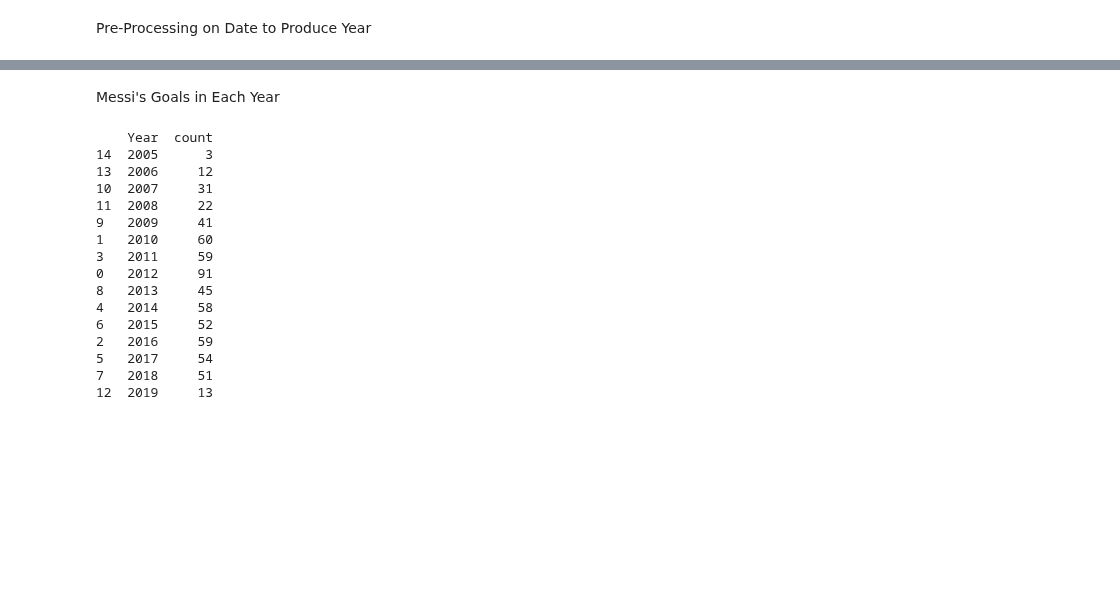
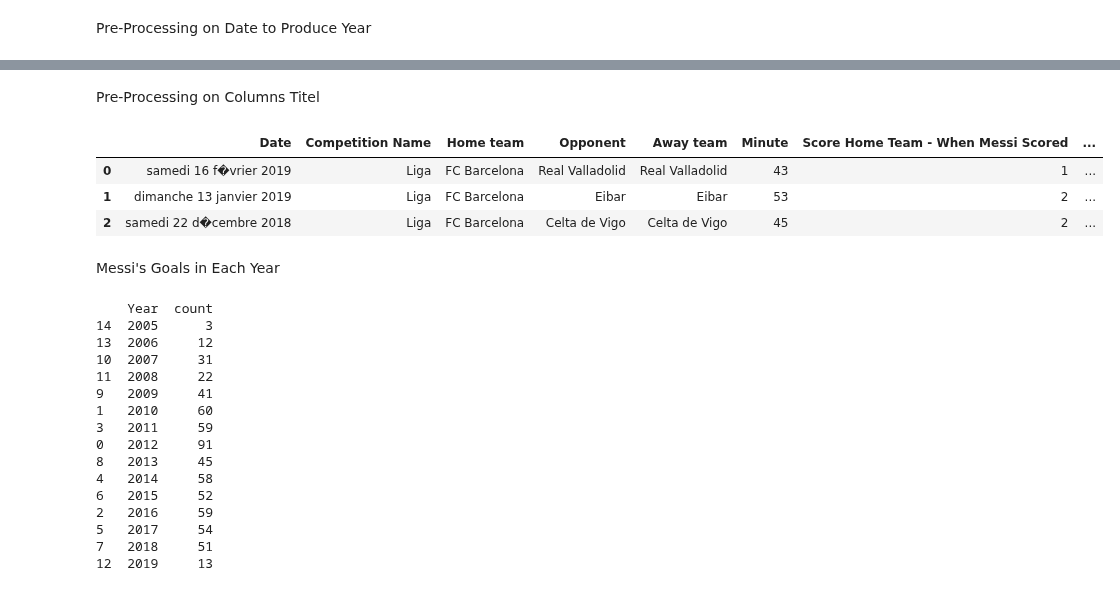
Before and after one commit to TaRa1999R/Data_Science, a Jupyter notebook: assignment40/2-messi.ipynb, the cells around one changed output, grey strips where cells are left out. Saved outputs shown, nothing was run; the diff lists cells and outputs as text; code cells hidden in the pictures; blank space fills up the shorter version.

```diff
--- a/assignment40/2-messi.ipynb
+++ b/assignment40/2-messi.ipynb
@@ -57,3 +53,13 @@ data.head(10)
+# %% [markdown]
+Pre-Processing on Columns Titel
+# %%
+data = data.rename (columns = {'Goal Type':'Goal_Type' , 'Goal Method':'Goal_Method'})
+data.head(3)
+# %% [output]
+|  | Date | Competition Name | Home team | Opponent | Away team | Minute | Score Home Team - When Messi Scored | ... |
+| 0 | samedi 16 f�vrier 2019 | Liga | FC Barcelona | Real Valladolid | Real Valladolid | 43 | 1 | ... |
+| 1 | dimanche 13 janvier 2019 | Liga | FC Barcelona | Eibar | Eibar | 53 | 2 | ... |
+| 2 | samedi 22 d�cembre 2018 | Liga | FC Barcelona | Celta de Vigo | Celta de Vigo | 45 | 2 | ... |
 # %% [markdown]
 Messi's Goals in Each Year
 # %%
```
Also changed, not shown: parts of 3 cells of this notebook, 2 other files.
